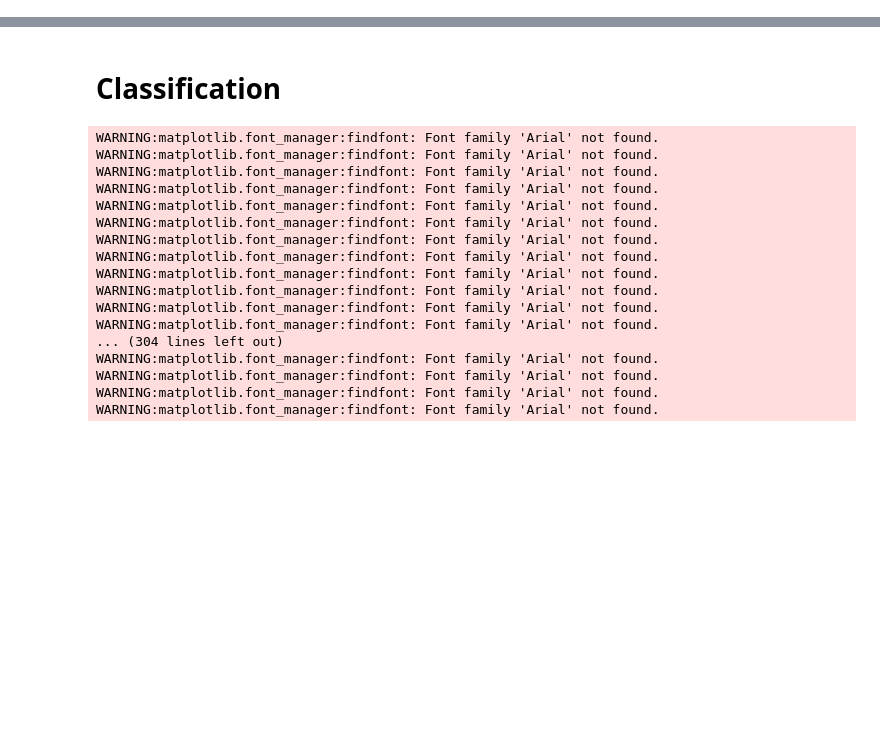
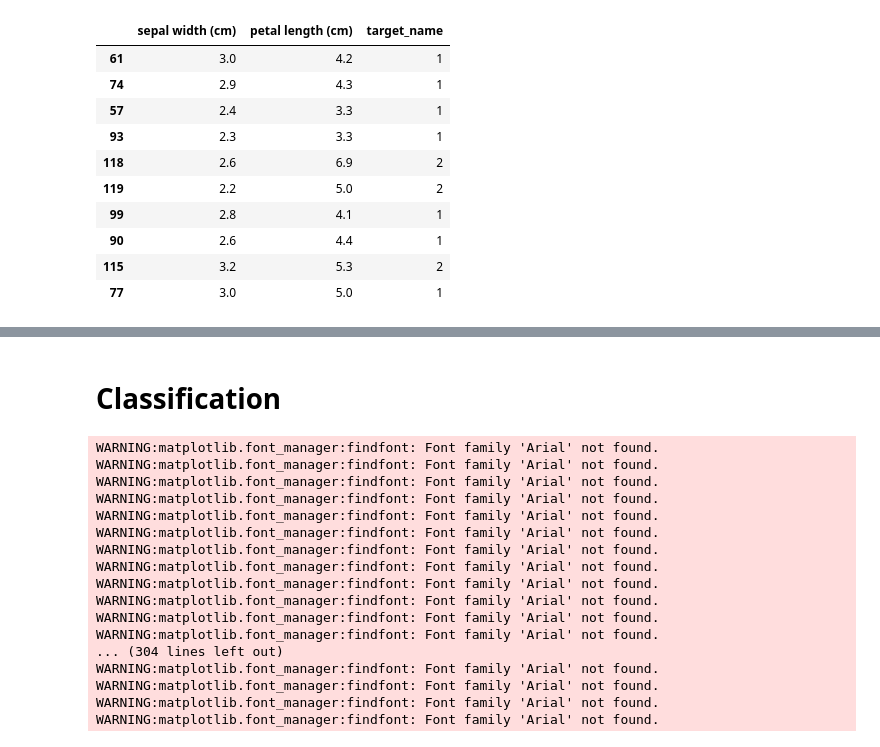
Before and after one commit to mmilannaik/bostonhousepricing, a Jupyter notebook: W35S1_Bagging.ipynb, the cells around one changed output, grey strips where cells are left out. Saved outputs shown, nothing was run; the diff lists cells and outputs as text; code cells hidden in the pictures; blank space fills up the shorter version.

```diff
--- a/W35S1_Bagging.ipynb
+++ b/W35S1_Bagging.ipynb
@@ -33,0 +60,20 @@ plot_tree(clas)
+# %%
+# taking only 10 rows for training
+df = df.sample(100)
+df_train = df.iloc[:60,:].sample(10)
+df_val = df.iloc[60:80,:].sample(5)
+df_test = df.iloc[80:,:].sample(5)
+# %%
+df_train
+# %% [output]
+|  | sepal width (cm) | petal length (cm) | target_name |
+| 61 | 3.0 | 4.2 | 1 |
+| 74 | 2.9 | 4.3 | 1 |
+| 57 | 2.4 | 3.3 | 1 |
+| 93 | 2.3 | 3.3 | 1 |
+| 118 | 2.6 | 6.9 | 2 |
+| 119 | 2.2 | 5.0 | 2 |
+| 99 | 2.8 | 4.1 | 1 |
+| 90 | 2.6 | 4.4 | 1 |
+| 115 | 3.2 | 5.3 | 2 |
+| 77 | 3.0 | 5.0 | 1 |
```
Also changed, not shown: parts of 15 cells of this notebook.
